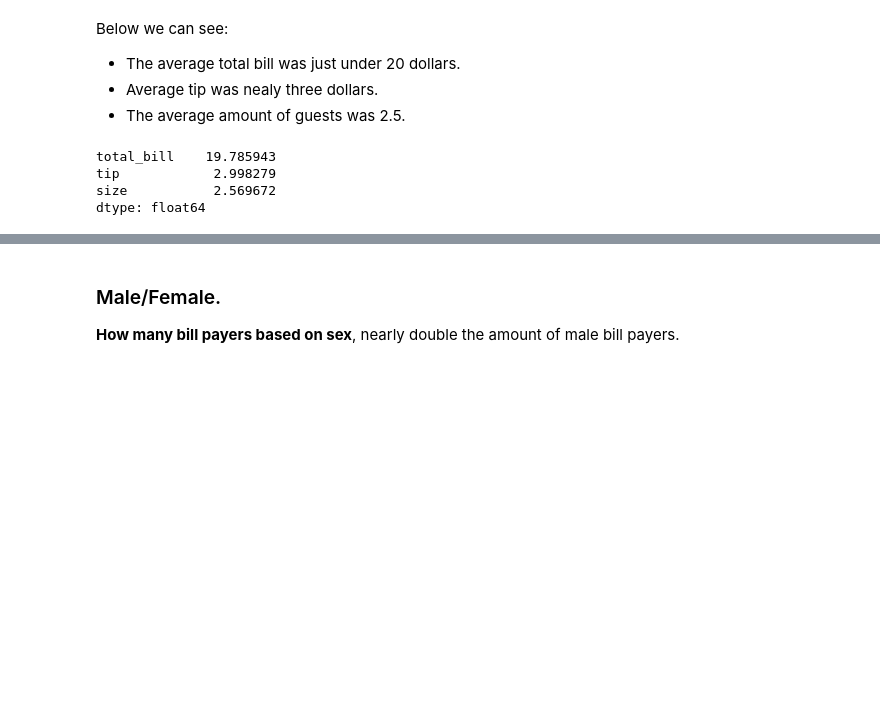
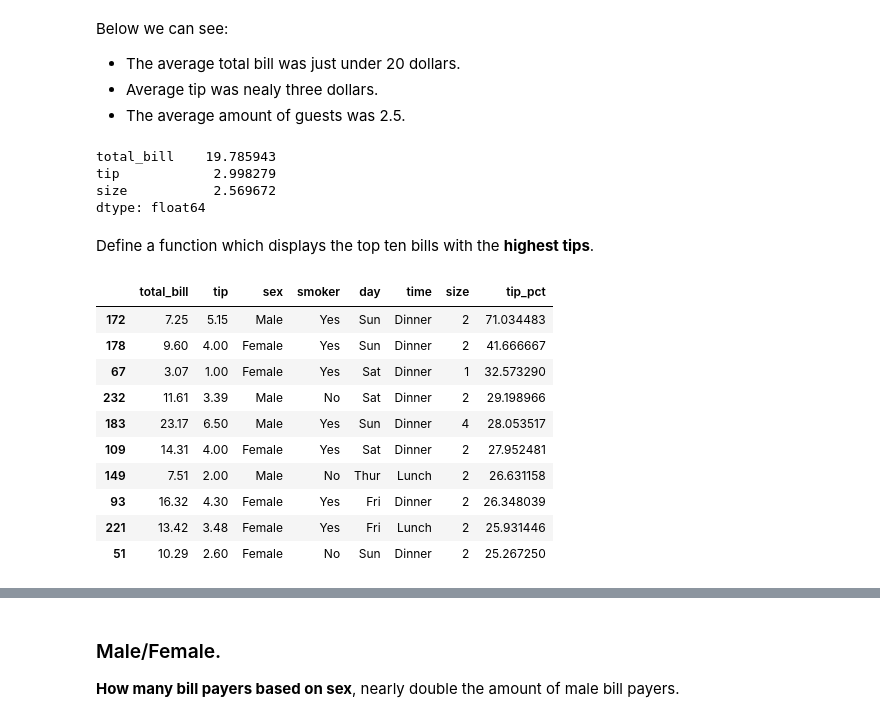
Before and after one commit to daithimarkham/Fund-Project-2019, a Jupyter notebook: The-Tips-Data-Set.ipynb, the cells around one changed output, grey strips where cells are left out. Cells and saved outputs as stored; diff of their text form; code cells hidden in the pictures; blank space fills up the shorter version.

```diff
--- a/The-Tips-Data-Set.ipynb
+++ b/The-Tips-Data-Set.ipynb
@@ -253,3 +288,5 @@ total_bill    19.785943
 tip            2.998279
 size           2.569672
 dtype: float64
+# %% [markdown]
+Define a function which displays the top ten bills with the **highest tips**.
@@ -255,0 +296,14 @@ dtype: float64
+# %%
+top(df) # Returns the top ten tips % wise.
+# %% [output]
+|  | total_bill | tip | sex | smoker | day | time | size | tip_pct |
+| 172 | 7.25 | 5.15 | Male | Yes | Sun | Dinner | 2 | 71.034483 |
+| 178 | 9.60 | 4.00 | Female | Yes | Sun | Dinner | 2 | 41.666667 |
+| 67 | 3.07 | 1.00 | Female | Yes | Sat | Dinner | 1 | 32.573290 |
+| 232 | 11.61 | 3.39 | Male | No | Sat | Dinner | 2 | 29.198966 |
+| 183 | 23.17 | 6.50 | Male | Yes | Sun | Dinner | 4 | 28.053517 |
+| 109 | 14.31 | 4.00 | Female | Yes | Sat | Dinner | 2 | 27.952481 |
+| 149 | 7.51 | 2.00 | Male | No | Thur | Lunch | 2 | 26.631158 |
+| 93 | 16.32 | 4.30 | Female | Yes | Fri | Dinner | 2 | 26.348039 |
+| 221 | 13.42 | 3.48 | Female | Yes | Fri | Lunch | 2 | 25.931446 |
+| 51 | 10.29 | 2.60 | Female | No | Sun | Dinner | 2 | 25.267250 |
```
Also changed, not shown: parts of 58 cells of this notebook.
